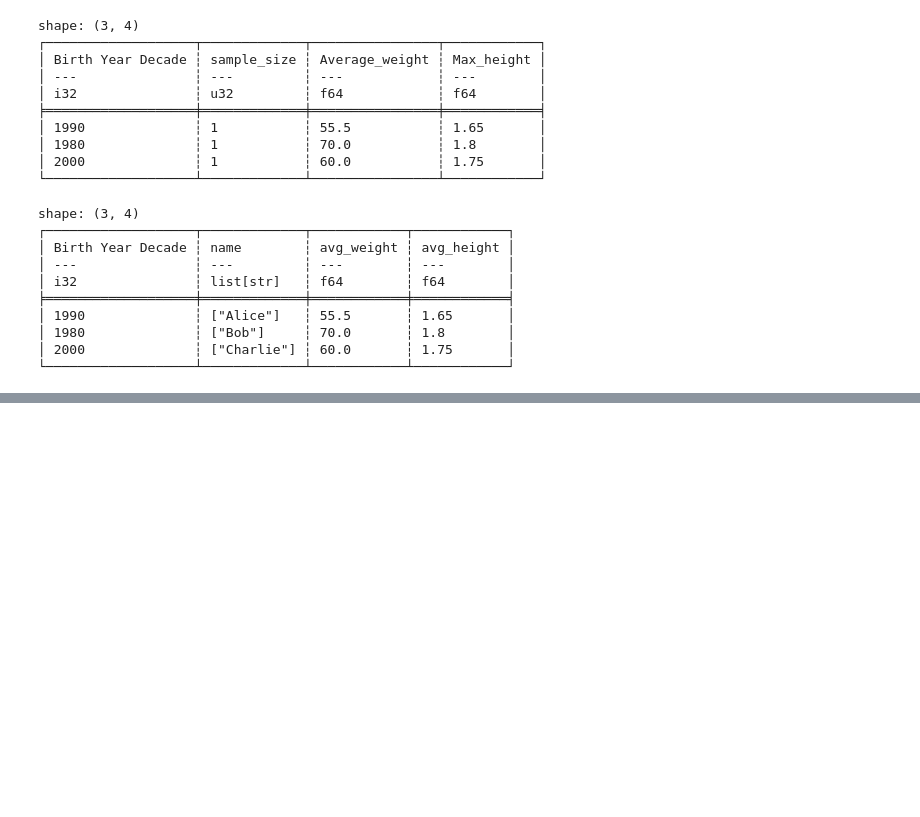
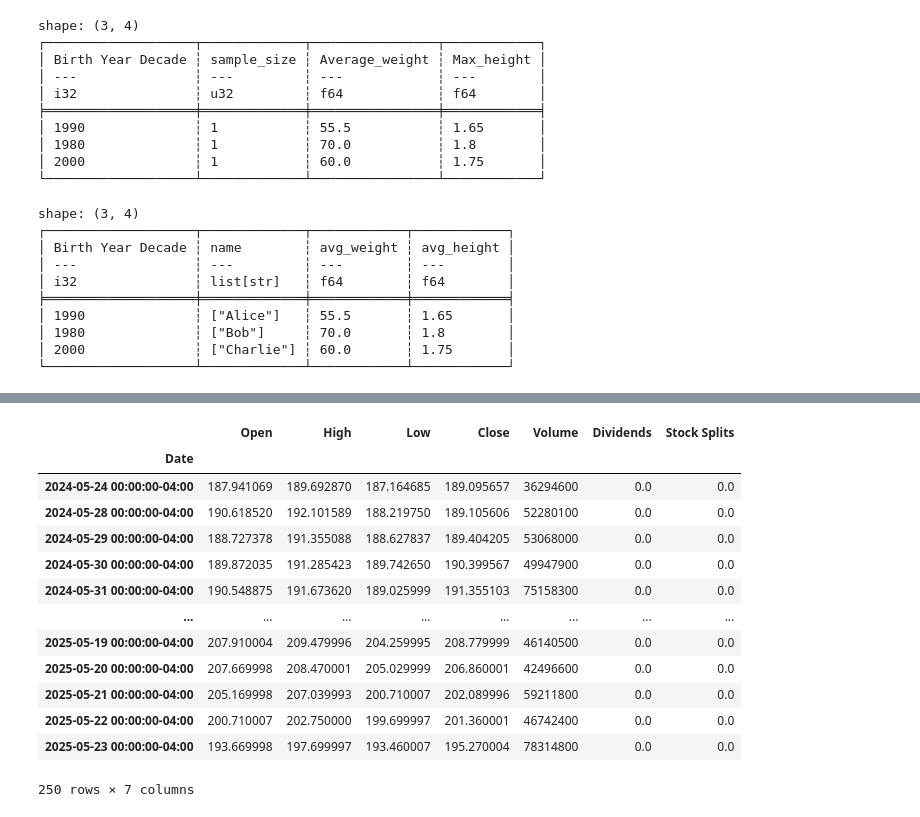
Before and after one commit to jenish2917/summer-internship, a Jupyter notebook: internship_task_2.ipynb, the cells around one changed output, grey strips where cells are left out. Cells and saved outputs as stored; diff of their text form; code cells hidden in the pictures; blank space fills up the shorter version.

```diff
--- a/internship_task_2.ipynb
+++ b/internship_task_2.ipynb
@@ -693,0 +1329,17 @@ shape: (3, 4)
+# %%
+data
+# %% [output]
+|  | Open | High | Low | Close | Volume | Dividends | Stock Splits |
+| Date |  |  |  |  |  |  |  |
+| 2024-05-24 00:00:00-04:00 | 187.941069 | 189.692870 | 187.164685 | 189.095657 | 36294600 | 0.0 | 0.0 |
+| 2024-05-28 00:00:00-04:00 | 190.618520 | 192.101589 | 188.219750 | 189.105606 | 52280100 | 0.0 | 0.0 |
+| 2024-05-29 00:00:00-04:00 | 188.727378 | 191.355088 | 188.627837 | 189.404205 | 53068000 | 0.0 | 0.0 |
+| 2024-05-30 00:00:00-04:00 | 189.872035 | 191.285423 | 189.742650 | 190.399567 | 49947900 | 0.0 | 0.0 |
+| 2024-05-31 00:00:00-04:00 | 190.548875 | 191.673620 | 189.025999 | 191.355103 | 75158300 | 0.0 | 0.0 |
+| ... | ... | ... | ... | ... | ... | ... | ... |
+| 2025-05-19 00:00:00-04:00 | 207.910004 | 209.479996 | 204.259995 | 208.779999 | 46140500 | 0.0 | 0.0 |
+| 2025-05-20 00:00:00-04:00 | 207.669998 | 208.470001 | 205.029999 | 206.860001 | 42496600 | 0.0 | 0.0 |
+| 2025-05-21 00:00:00-04:00 | 205.169998 | 207.039993 | 200.710007 | 202.089996 | 59211800 | 0.0 | 0.0 |
+| 2025-05-22 00:00:00-04:00 | 200.710007 | 202.750000 | 199.699997 | 201.360001 | 46742400 | 0.0 | 0.0 |
+| 2025-05-23 00:00:00-04:00 | 193.669998 | 197.699997 | 193.460007 | 195.270004 | 78314800 | 0.0 | 0.0 |
+250 rows × 7 columns
```
Also changed, not shown: parts of 61 cells of this notebook, 3 other files.
